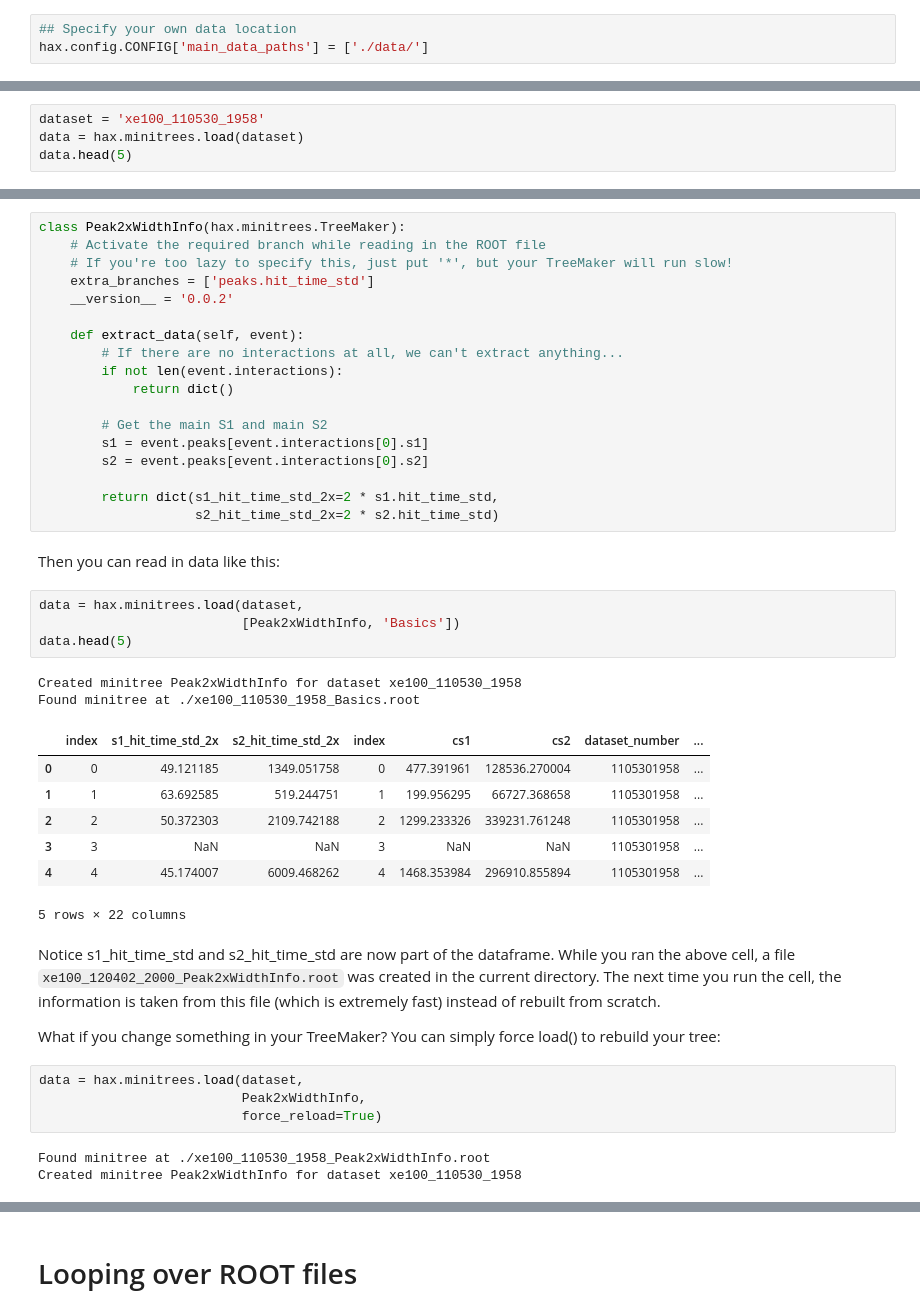
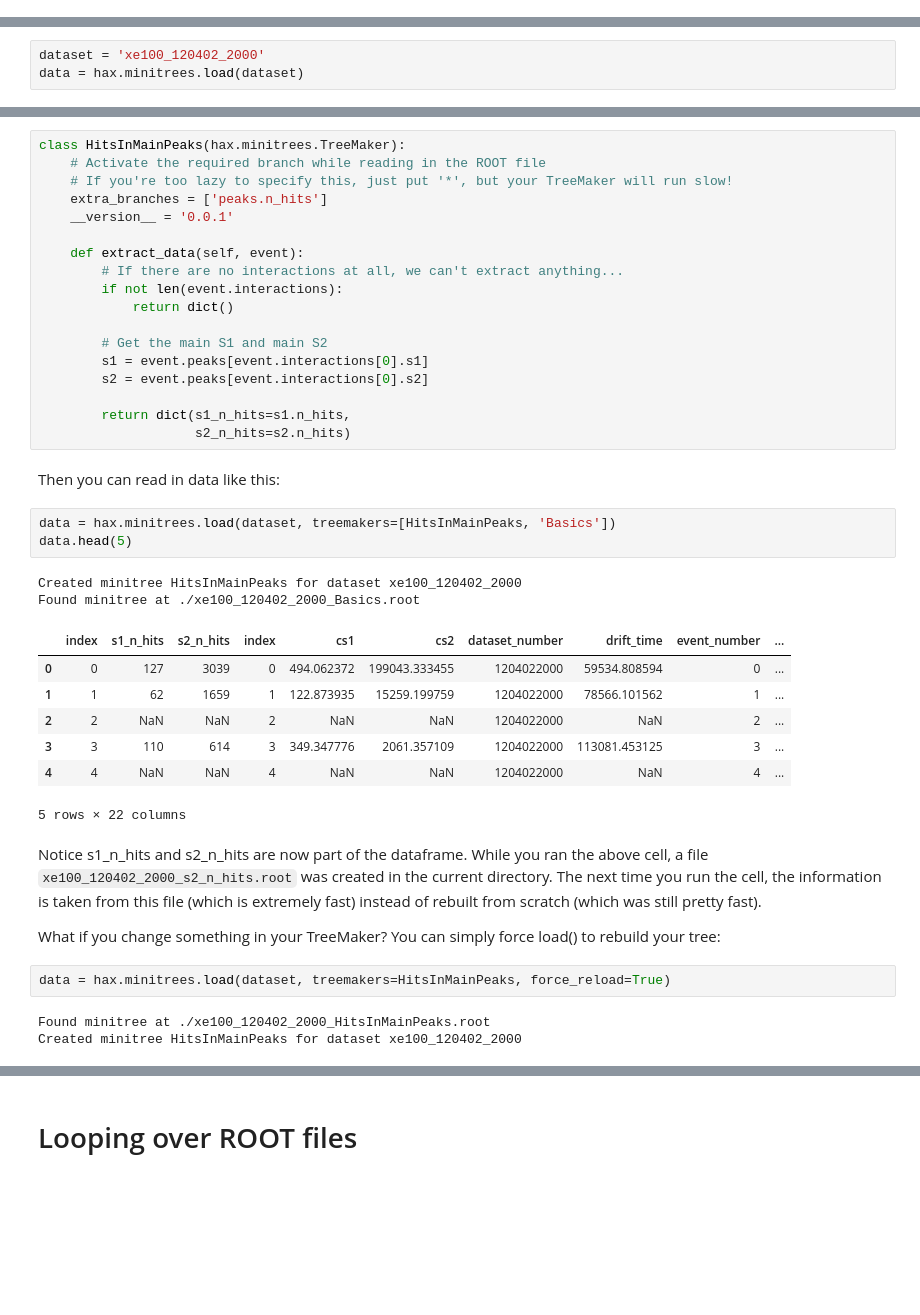
Before and after one commit to XENON1T/hax, a Jupyter notebook: examples/01_hax_tutorial.ipynb, the cells around one changed output, grey strips where cells are left out. Cells and saved outputs as stored; diff of their text form; blank space fills up the shorter version.

```diff
--- a/examples/01_hax_tutorial.ipynb
+++ b/examples/01_hax_tutorial.ipynb
@@ -36,3 +40,0 @@ This may give a warning 'ShimWarning: The `IPython.kernel` package has been depr
-# %%
-## Specify your own data location
-hax.config.CONFIG['main_data_paths'] = ['./data/']
@@ -56,5 +58,4 @@ We prepared a basic minitree for you with most of the data you need for basic an
 # %%
-dataset = 'xe100_110530_1958'
+dataset = 'xe100_120402_2000'
 data = hax.minitrees.load(dataset)
-data.head(5)
 # %% [output]
@@ -97,9 +101,9 @@ For example, suppose your are interested in the widths times two of the main S1
 # %%
-class Peak2xWidthInfo(hax.minitrees.TreeMaker):
+class HitsInMainPeaks(hax.minitrees.TreeMaker):
     # Activate the required branch while reading in the ROOT file
     # If you're too lazy to specify this, just put '*', but your TreeMaker will run slow!
-    extra_branches = ['peaks.hit_time_std']
-    __version__ = '0.0.2'
+    extra_branches = ['peaks.n_hits']
+    __version__ = '0.0.1'
 
     def extract_data(self, event):
         # If there are no interactions at all, we can't extract anything...
@@ -110,33 +114,30 @@ class Peak2xWidthInfo(hax.minitrees.TreeMaker):
         s1 = event.peaks[event.interactions[0].s1]
         s2 = event.peaks[event.interactions[0].s2]
 
-        return dict(s1_hit_time_std_2x=2 * s1.hit_time_std,
-                    s2_hit_time_std_2x=2 * s2.hit_time_std)
+        return dict(s1_n_hits=s1.n_hits,
+                    s2_n_hits=s2.n_hits)
 # %% [markdown]
 Then you can read in data like this:
 # %%
-data = hax.minitrees.load(dataset,
-                          [Peak2xWidthInfo, 'Basics'])
+data = hax.minitrees.load(dataset, treemakers=[HitsInMainPeaks, 'Basics'])
 data.head(5)
 # %% [output]
-Created minitree Peak2xWidthInfo for dataset xe100_110530_1958
-Found minitree at ./xe100_110530_1958_Basics.root
+Created minitree HitsInMainPeaks for dataset xe100_120402_2000
+Found minitree at ./xe100_120402_2000_Basics.root
-|  | index | s1_hit_time_std_2x | s2_hit_time_std_2x | index | cs1 | cs2 | dataset_number | ... |
-| 0 | 0 | 49.121185 | 1349.051758 | 0 | 477.391961 | 128536.270004 | 1105301958 | ... |
-| 1 | 1 | 63.692585 | 519.244751 | 1 | 199.956295 | 66727.368658 | 1105301958 | ... |
-| 2 | 2 | 50.372303 | 2109.742188 | 2 | 1299.233326 | 339231.761248 | 1105301958 | ... |
-| 3 | 3 | NaN | NaN | 3 | NaN | NaN | 1105301958 | ... |
-| 4 | 4 | 45.174007 | 6009.468262 | 4 | 1468.353984 | 296910.855894 | 1105301958 | ... |
+|  | index | s1_n_hits | s2_n_hits | index | cs1 | cs2 | dataset_number | drift_time | event_number | ... |
+| 0 | 0 | 127 | 3039 | 0 | 494.062372 | 199043.333455 | 1204022000 | 59534.808594 | 0 | ... |
+| 1 | 1 | 62 | 1659 | 1 | 122.873935 | 15259.199759 | 1204022000 | 78566.101562 | 1 | ... |
+| 2 | 2 | NaN | NaN | 2 | NaN | NaN | 1204022000 | NaN | 2 | ... |
+| 3 | 3 | 110 | 614 | 3 | 349.347776 | 2061.357109 | 1204022000 | 113081.453125 | 3 | ... |
+| 4 | 4 | NaN | NaN | 4 | NaN | NaN | 1204022000 | NaN | 4 | ... |
 5 rows × 22 columns
 # %% [markdown]
-Notice s1_hit_time_std and s2_hit_time_std are now part of the dataframe. While you ran the above cell, a file `xe100_120402_2000_Peak2xWidthInfo.root` was created in the current directory. The next time you run the cell, the information is taken from this file (which is extremely fast) instead of rebuilt from scratch.
+Notice s1_n_hits and s2_n_hits are now part of the dataframe. While you ran the above cell, a file `xe100_120402_2000_s2_n_hits.root` was created in the current directory. The next time you run the cell, the information is taken from this file (which is extremely fast) instead of rebuilt from scratch (which was still pretty fast).
 
 What if you change something in your TreeMaker? You can simply force load() to rebuild your tree:
 # %%
-data = hax.minitrees.load(dataset,
-                          Peak2xWidthInfo,
-                          force_reload=True)
+data = hax.minitrees.load(dataset, treemakers=HitsInMainPeaks, force_reload=True)
 # %% [output]
-Found minitree at ./xe100_110530_1958_Peak2xWidthInfo.root
-Created minitree Peak2xWidthInfo for dataset xe100_110530_1958
+Found minitree at ./xe100_120402_2000_HitsInMainPeaks.root
+Created minitree HitsInMainPeaks for dataset xe100_120402_2000
 # %% [markdown]
```
Also changed, not shown: parts of 39 cells of this notebook.
